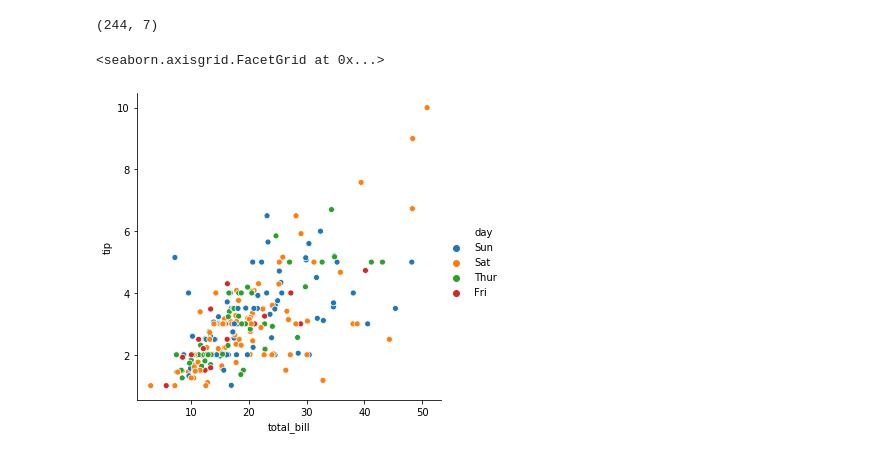
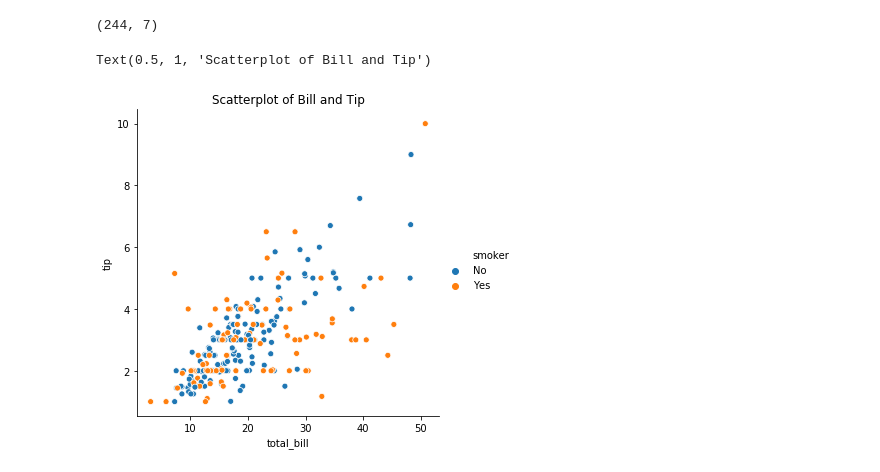
Before and after one commit to matt-c-knight/python_udemy, a Jupyter notebook: seaborn_prac.ipynb, the cells around one changed output. Cells and saved outputs as stored; diff of their text form; code cells hidden in the pictures.

Commit message:
experimenting with hues and titles

```diff
--- a/seaborn_prac.ipynb
+++ b/seaborn_prac.ipynb
@@ -41,7 +41,8 @@ tips.shape
 # %% [output]
 (244, 7)
 # %%
-sns.relplot(x='total_bill', y='tip', data=tips, hue='day')
+sns.relplot(x='total_bill', y='tip', data=tips, hue='smoker')
+plt.title("Scatterplot of Bill and Tip")
 # %% [output]
-<seaborn.axisgrid.FacetGrid at 0x...>
+Text(0.5, 1, 'Scatterplot of Bill and Tip')
-[figure, old version]
+[figure, new version]
```
Also changed, not shown: parts of 1 cell of this notebook.
